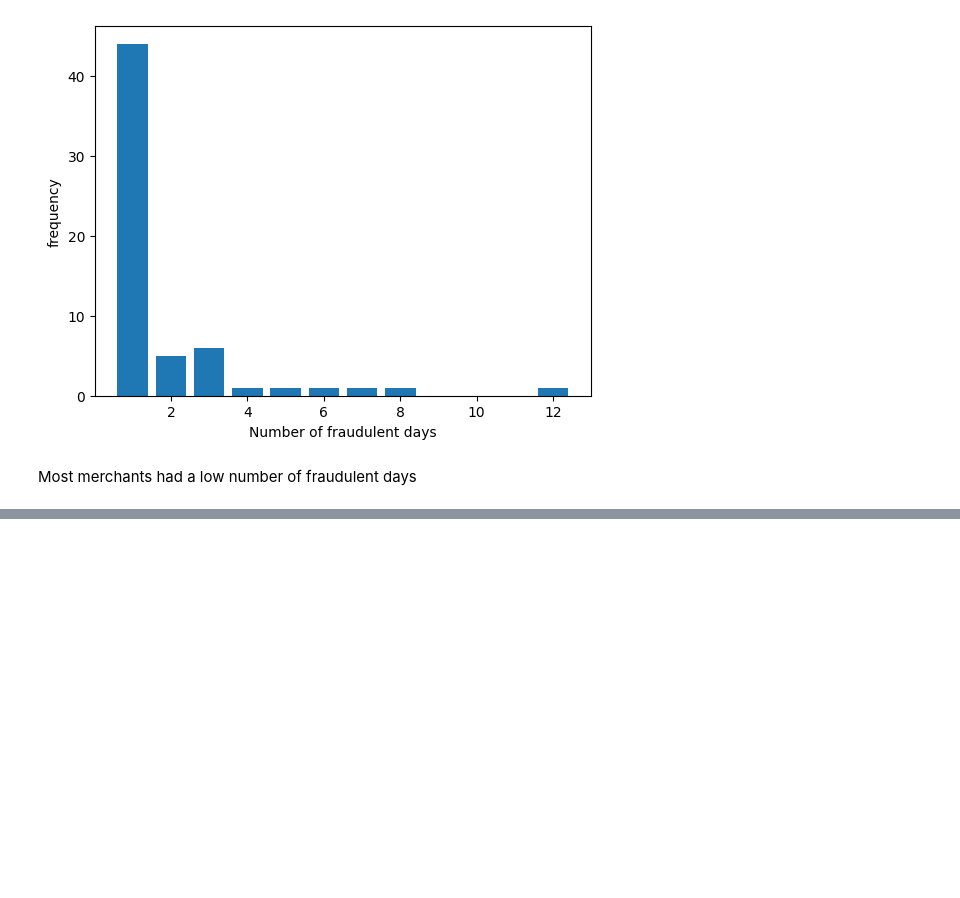
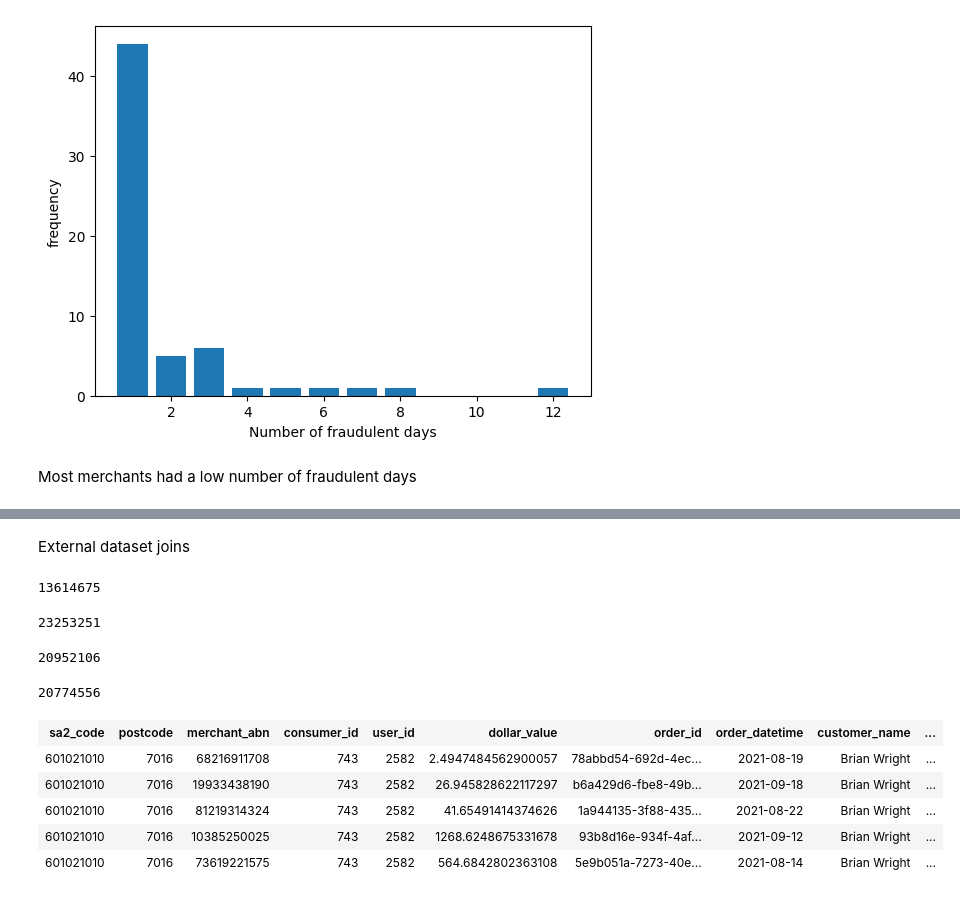
Before and after one commit to MAST30034-Applied-Data-Science/generic-buy-now-pay-later-project-group-35, a Jupyter notebook: notebooks/2 analysis.ipynb, the cells around one changed output, grey strips where cells are left out. Saved outputs shown, nothing was run; the diff lists cells and outputs as text; code cells hidden in the pictures; blank space fills up the shorter version.

```diff
--- a/notebooks/2 analysis.ipynb
+++ b/notebooks/2 analysis.ipynb
@@ -807,3 +804,9 @@ It is interesting seeing that the regions with the highest median income are gen
 Mean being bigger then median means that there are more highly wealthy people bringing the average up <br>
 this is confirmed as the bigger mean income locations mostly focus around major cities with HIGH populations where these millionaires would generally live <br>
 whereas the bigger median income regions revolve around niche locations with LOW populations
+# %%
+incomedf = incomedf.dropna("any")
+print(incomedf.count())
+incomedf = incomedf.filter(incomedf["median_age"] > 20)
+incomedf = incomedf.filter(incomedf["median_age"] < 70)
+print(incomedf.count())
@@ -1204,0 +1245,4 @@ only showing top 20 rows
+# %%
+print(pop_sdf.count())
+populationdf = pop_sdf.withColumnRenamed("SA2 code","sa2_code")
+populationdf.limit(5)
@@ -1204,0 +1292,22 @@ only showing top 20 rows
+# %% [markdown]
+External dataset joins
+# %%
+print(sdf.count())
+finaldf = sdf.join(postcodedf, "postcode")
+print(finaldf.count())
+finaldf = finaldf.join(populationdf, "sa2_code")
+print(finaldf.count())
+finaldf = finaldf.join(incomedf, "sa2_code")
+print(finaldf.count())
+finaldf.limit(5)
+# %% [output]
+13614675
+23253251
+20952106
+20774556
+| sa2_code | postcode | merchant_abn | consumer_id | user_id | dollar_value | order_id | order_datetime | customer_name | ... |
+| 601021010 | 7016 | 68216911708 | 743 | 2582 | 2.4947484562900057 | 78abbd54-692d-4ec... | 2021-08-19 | Brian Wright | ... |
+| 601021010 | 7016 | 19933438190 | 743 | 2582 | 26.945828622117297 | b6a429d6-fbe8-49b... | 2021-09-18 | Brian Wright | ... |
+| 601021010 | 7016 | 81219314324 | 743 | 2582 | 41.65491414374626 | 1a944135-3f88-435... | 2021-08-22 | Brian Wright | ... |
+| 601021010 | 7016 | 10385250025 | 743 | 2582 | 1268.6248675331678 | 93b8d16e-934f-4af... | 2021-09-12 | Brian Wright | ... |
+| 601021010 | 7016 | 73619221575 | 743 | 2582 | 564.6842802363108 | 5e9b051a-7273-40e... | 2021-08-14 | Brian Wright | ... |
```
Also changed, not shown: parts of 43 cells of this notebook, 1 other file.
